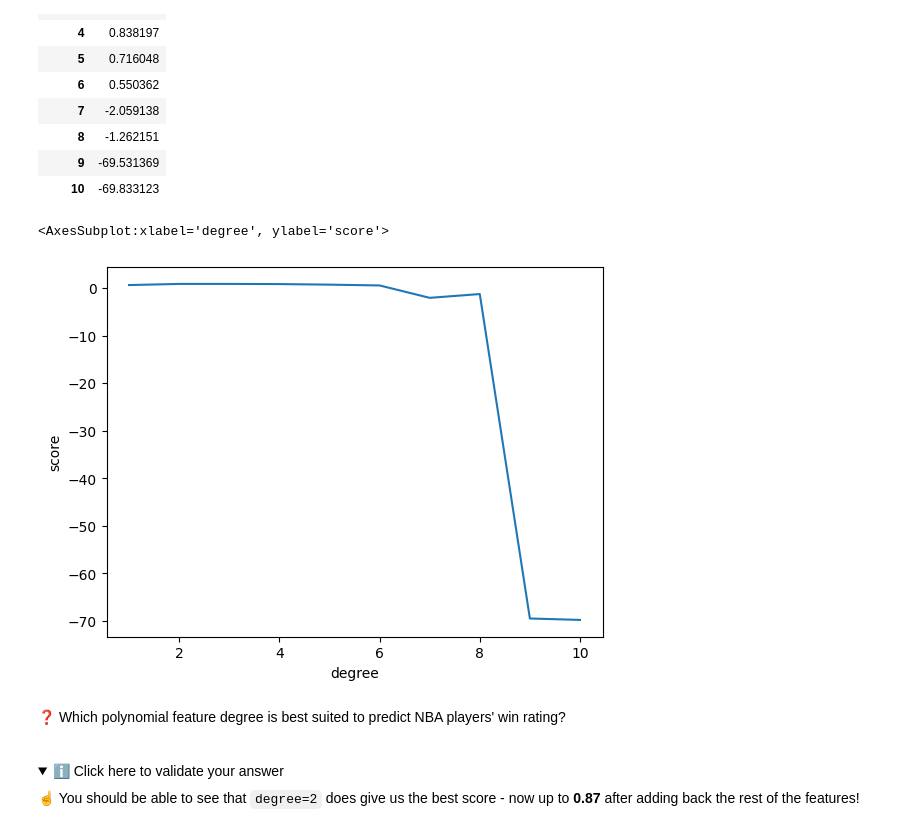
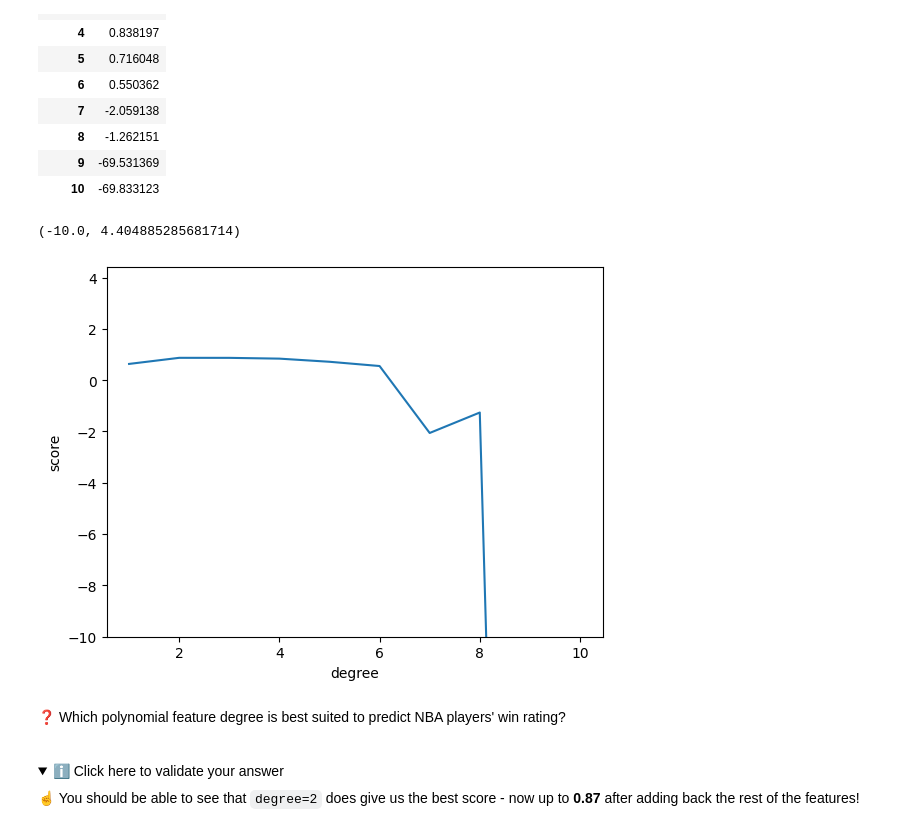
Before and after one commit to neural5torm/data-learning-curves, a Jupyter notebook: Learning_Curves.ipynb, the cells around one changed output. Drawn from its saved outputs; the diff is of its cells as text; code cells hidden in the pictures; folded sections open.

```diff
--- a/Learning_Curves.ipynb
+++ b/Learning_Curves.ipynb
@@ -348,10 +348,12 @@ test_scores
 | 9 | -69.531369 |
 | 10 | -69.833123 |
 # %%
+
 sns.lineplot(x="degree", y="score", data=test_scores)
+plt.ylim(bottom=-10)
 # %% [output]
-<AxesSubplot:xlabel='degree', ylabel='score'>
+(-10.0, 4.404885285681714)
-[figure, old version]
+[figure, new version]
 # %% [markdown]
 ❓ Which polynomial feature degree is best suited to predict NBA players' win rating?
 
```
Also changed, not shown: parts of 7 cells of this notebook, 1 other file.
